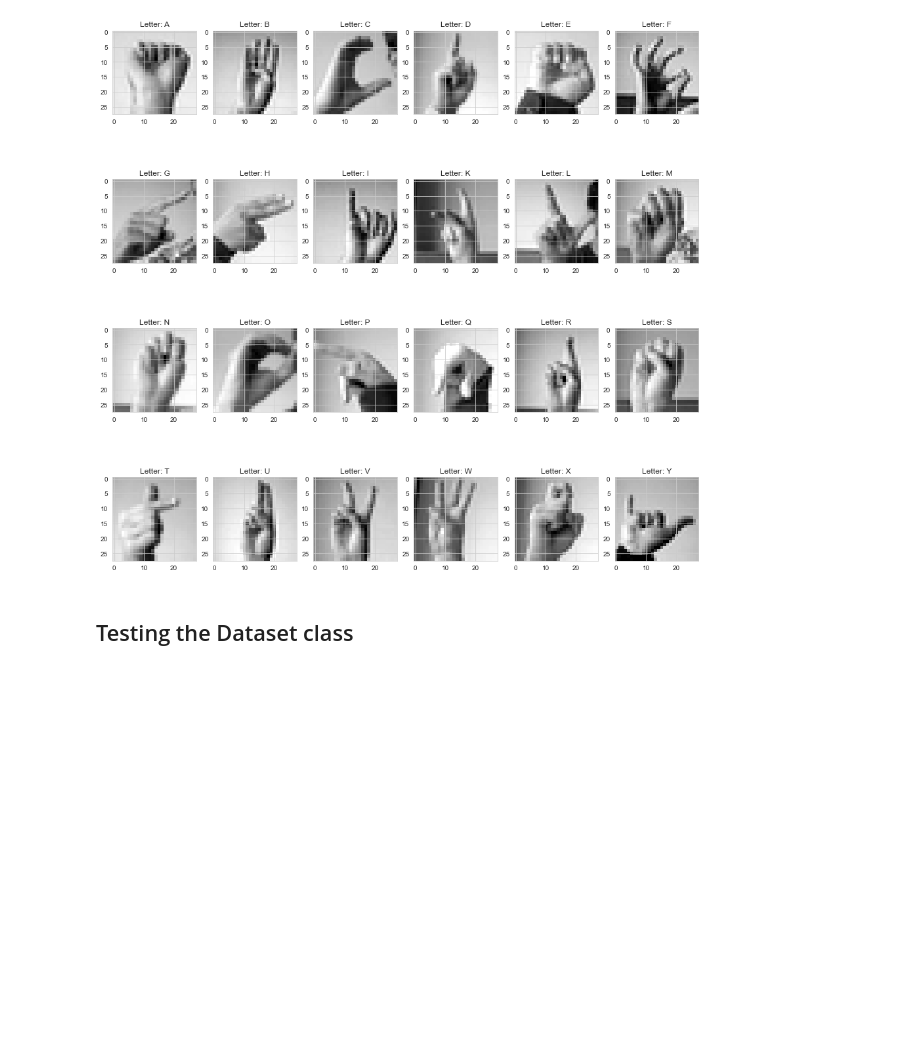
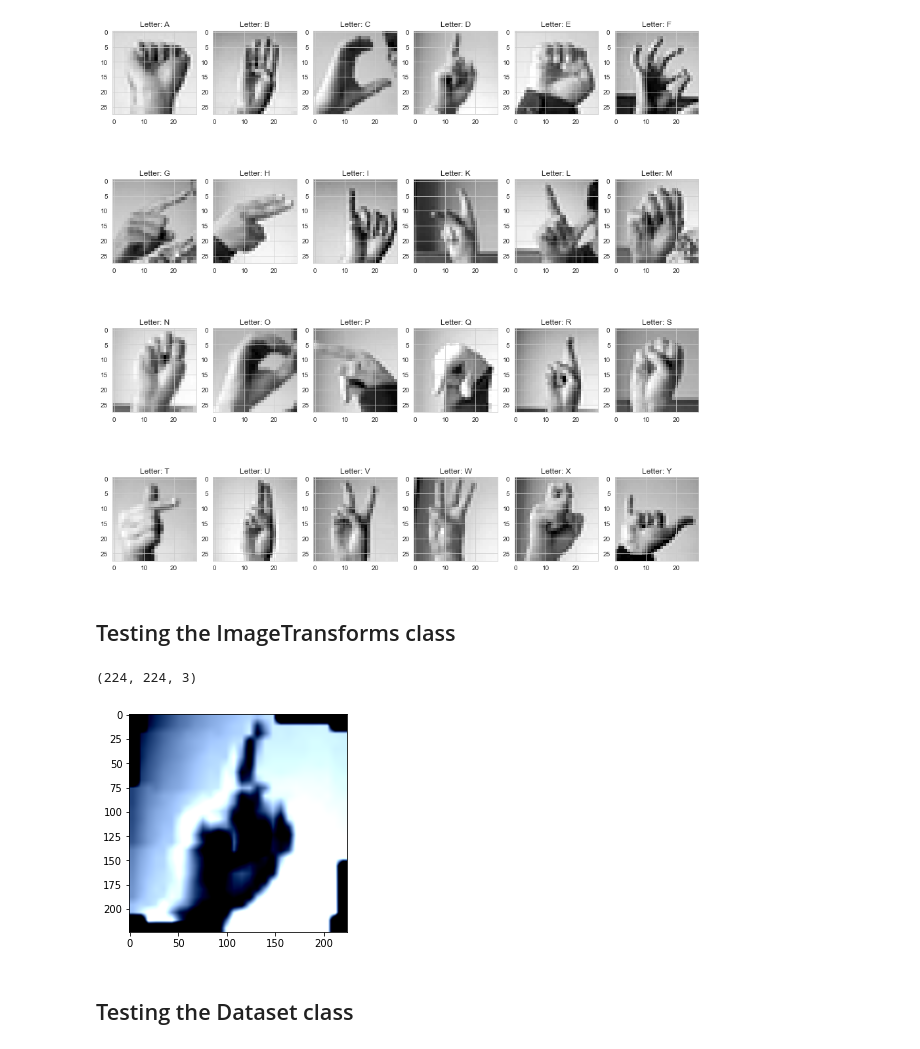
Before and after one commit to aarohigupta/trASLate, a Jupyter notebook: test.ipynb, the cells around one changed output. Cells and saved outputs as stored; diff of their text form; code cells hidden in the pictures; blank space fills up the shorter version.

Commit message:
testing ImageTransform class

```diff
--- a/test.ipynb
+++ b/test.ipynb
@@ -55,6 +60,28 @@ letter z not found
 plot_images(data)
 # %% [output]
 [figure]
+# %% [markdown]
+## Testing the ImageTransforms class
+# %%
+transforms = ImageTransform(mean=[0.485, 0.456, 0.406], std=[0.229, 0.224, 0.225], resize=224)
+
+# get a random image from the dataset
+images = data.drop('label', axis=1).values
+images = images.astype(np.uint8).reshape((-1, 28, 28, 1))
+image = images[0]
+
+# plot the image
+plt.imshow(image.reshape((28, 28)), cmap='gray')
+
+# plot the image after applying the transforms
+transformed_image = transforms(image).numpy().transpose((1, 2, 0))
+print(transformed_image.shape)
+plt.imshow(transformed_image.clip(0, 1))
+
+plt.show()
+# %% [output]
+(224, 224, 3)
+[figure, added]
 # %% [markdown]
 ## Testing the Dataset class
 # %%
```
Also changed, not shown: parts of 2 cells of this notebook.
